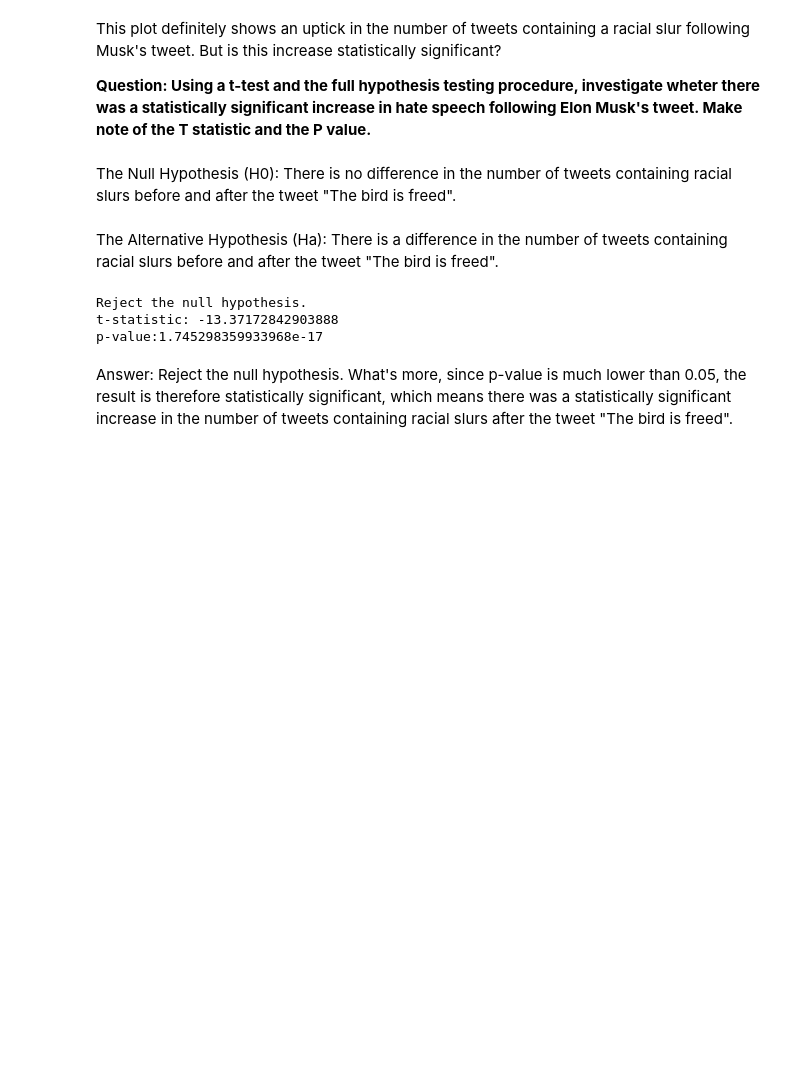
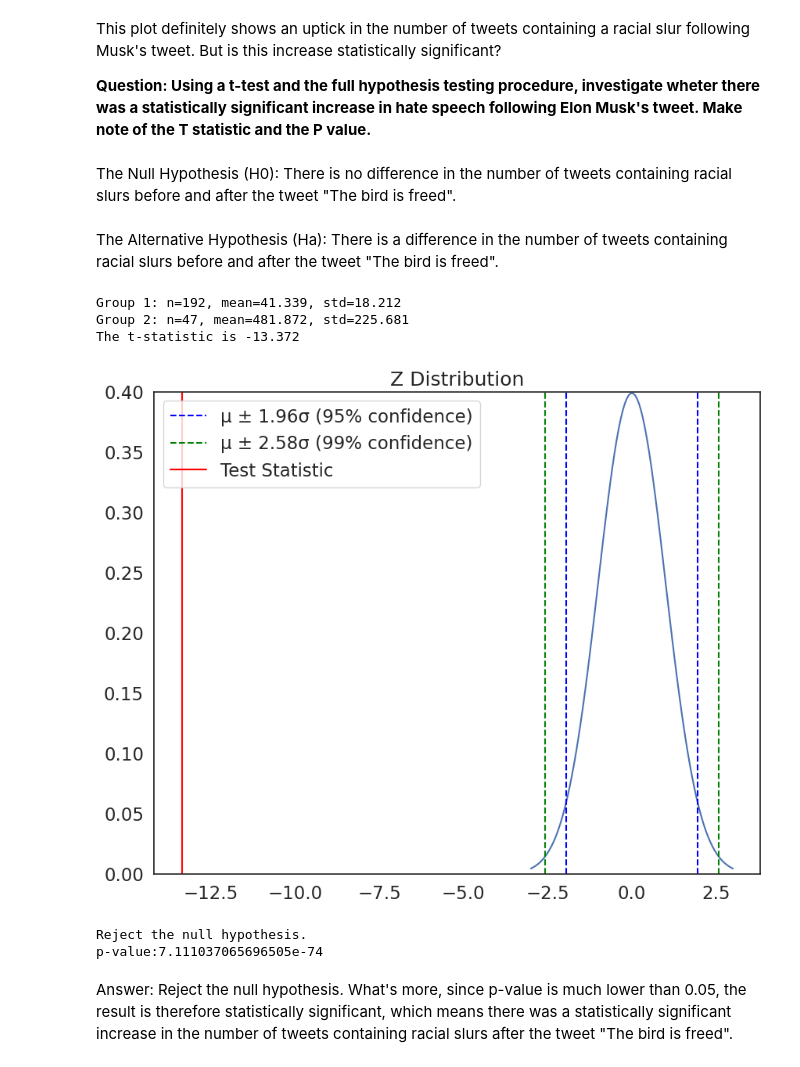
Before and after one commit to Kookiiie1224/QM2, a Jupyter notebook: notebooks/W06. Hypothesis Testing.ipynb, the cells around one changed output. Drawn from its saved outputs; the diff is of its cells as text; code cells hidden in the pictures; blank space fills up the shorter version.

```diff
--- a/notebooks/W06. Hypothesis Testing.ipynb
+++ b/notebooks/W06. Hypothesis Testing.ipynb
@@ -323,27 +323,34 @@ This plot definitely shows an uptick in the number of tweets containing a racial
 The Null Hypothesis (H0): There is no difference in the number of tweets containing racial slurs before and after the tweet "The bird is freed".
 # %% [markdown]
 The Alternative Hypothesis (Ha): There is a difference in the number of tweets containing racial slurs before and after the tweet "The bird is freed".
+# %%
+import datetime
+tweet = datetime.datetime(2022, 10, 28)
+before_tweet = tweets[tweets['hour'] < tweet]['count']
+after_tweet = tweets[tweets['hour'] > tweet]['count']
+
+t_statistic = manual_ttest(before_tweet, after_tweet)
+plot_z(t_statistic)
+# %% [output]
+Group 1: n=192, mean=41.339, std=18.212
+Group 2: n=47, mean=481.872, std=225.681
+The t-statistic is -13.372
+[figure, added]
 # %%
-import datetime
-tweet = datetime.datetime(2022, 10, 28)
-before_tweet = tweets[tweets['hour'] < tweet]['count']
-after_tweet = tweets[tweets['hour'] > tweet]['count']
-
 alpha = 0.05
 
 import scipy.stats as stats
-t_statistic, p_value = stats.ttest_ind(before_tweet, after_tweet, equal_var=False)
+ttest = stats.ttest_ind(before_tweet, after_tweet)
+p_value = ttest.pvalue
 
 if p_value < alpha:
   print("Reject the null hypothesis.")
 else:
   print("Fail to reject the null hypothesis.")
 
-print(f"t-statistic: {t_statistic}")
 print(f"p-value:{p_value}")
 # %% [output]
 Reject the null hypothesis.
-t-statistic: -13.37172842903888
-p-value:1.745298359933968e-17
+p-value:7.111037065696505e-74
 # %% [markdown]
 Answer: Reject the null hypothesis. What's more, since p-value is much lower than 0.05, the result is therefore statistically significant, which means there was a statistically significant increase in the number of tweets containing racial slurs after the tweet "The bird is freed".
```
